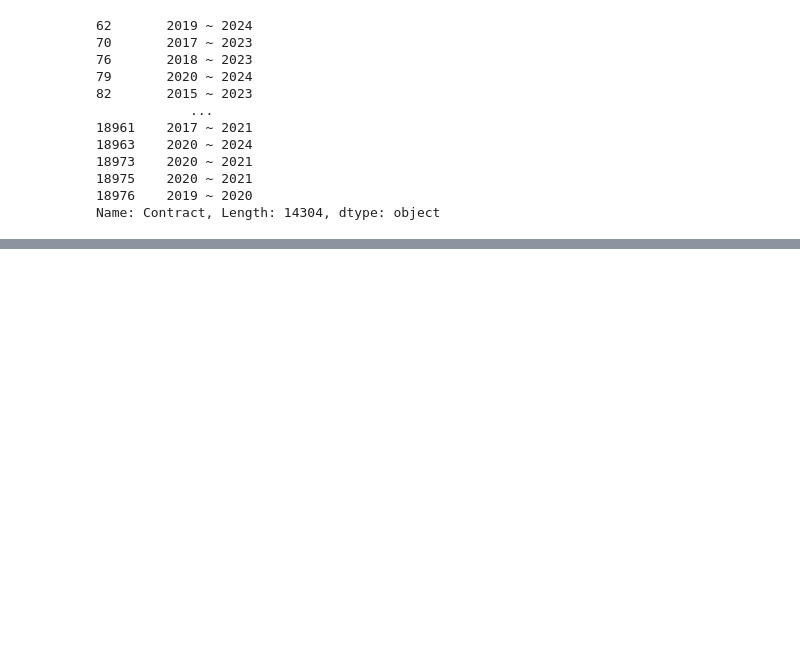
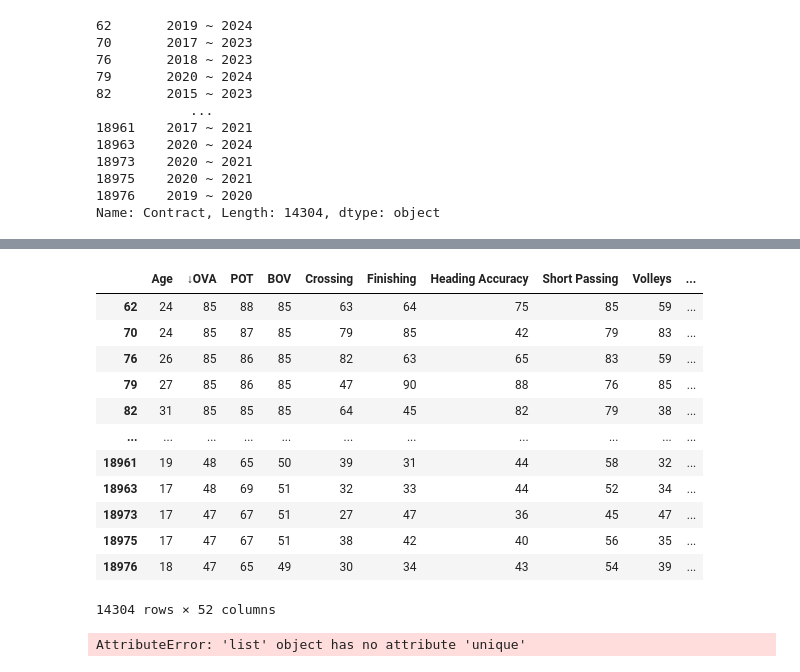
Before and after one commit to papstarlove/Data-Processing-Machine-Learning, a Jupyter notebook: fifa messy data/fifa project version 1.ipynb, the cells around one changed output, grey strips where cells are left out. Cells and saved outputs as stored; diff of their text form; code cells hidden in the pictures; blank space fills up the shorter version.

```diff
--- a/fifa messy data/fifa project version 1.ipynb
+++ b/fifa messy data/fifa project version 1.ipynb
@@ -524,0 +702,20 @@ df
+# %%
+# deuxième vague de suppression de colonnes inutiles
+column_to_drop = ['Attacking','Skill','Movement','Power','Mentality','Defending','Total Stats','Base Stats','Hits','Contract_duration']
+df4 = df3.drop(column_to_drop, axis=1)
+# %%
+df4
+# %% [output]
+|  | Age | ↓OVA | POT | BOV | Crossing | Finishing | Heading Accuracy | Short Passing | Volleys | ... |
+| 62 | 24 | 85 | 88 | 85 | 63 | 64 | 75 | 85 | 59 | ... |
+| 70 | 24 | 85 | 87 | 85 | 79 | 85 | 42 | 79 | 83 | ... |
+| 76 | 26 | 85 | 86 | 85 | 82 | 63 | 65 | 83 | 59 | ... |
+| 79 | 27 | 85 | 86 | 85 | 47 | 90 | 88 | 76 | 85 | ... |
+| 82 | 31 | 85 | 85 | 85 | 64 | 45 | 82 | 79 | 38 | ... |
+| ... | ... | ... | ... | ... | ... | ... | ... | ... | ... | ... |
+| 18961 | 19 | 48 | 65 | 50 | 39 | 31 | 44 | 58 | 32 | ... |
+| 18963 | 17 | 48 | 69 | 51 | 32 | 33 | 44 | 52 | 34 | ... |
+| 18973 | 17 | 47 | 67 | 51 | 27 | 47 | 36 | 45 | 47 | ... |
+| 18975 | 17 | 47 | 67 | 51 | 38 | 42 | 40 | 56 | 35 | ... |
+| 18976 | 18 | 47 | 65 | 49 | 30 | 34 | 43 | 54 | 39 | ... |
+14304 rows × 52 columns
@@ -524,0 +726,4 @@ df
+# %%
+dtype.
+# %% [output]
+AttributeError: 'list' object has no attribute 'unique'
```
Also changed, not shown: parts of 24 cells of this notebook.
